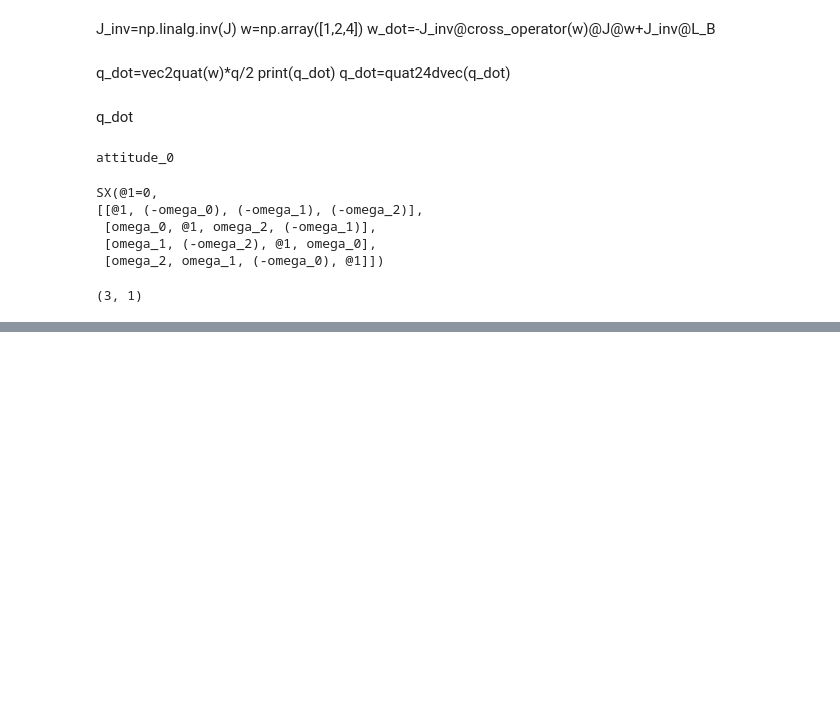
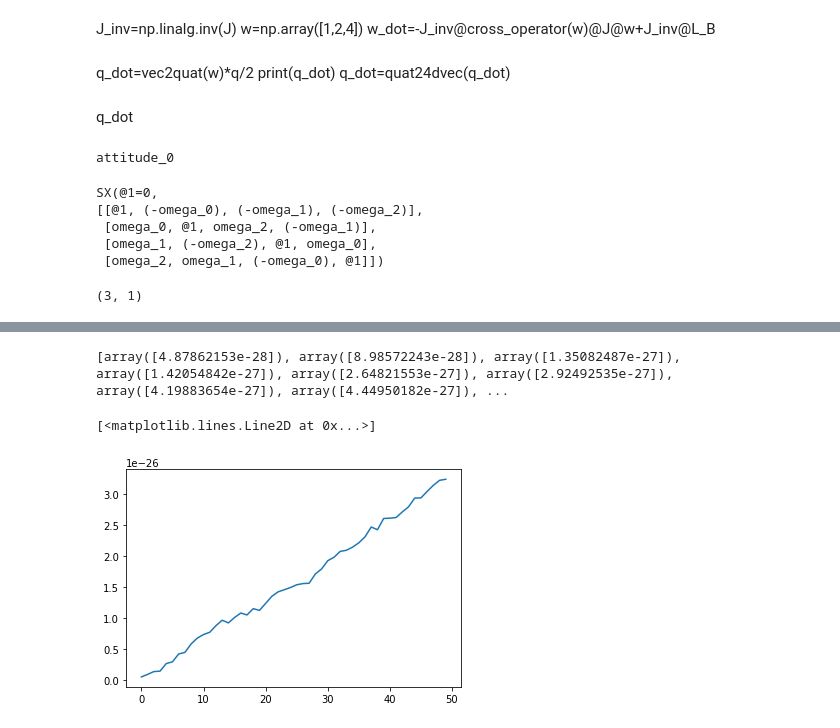
Before and after one commit to SEDS-BPHC/TVCSim, a Jupyter notebook: TVC_do_mpc.ipynb, the cells around one changed output, grey strips where cells are left out. Drawn from its saved outputs; the diff is of its cells as text; code cells hidden in the pictures; blank space fills up the shorter version.

```diff
--- a/TVC_do_mpc.ipynb
+++ b/TVC_do_mpc.ipynb
@@ -159,0 +182,19 @@ model.setup()
+# %%
+params_simulator = {
+    'integration_tool': 'cvodes',
+    'abstol': 1e-10,
+    'reltol': 1e-10,
+    't_step': 0.005
+}
+
+simulator.set_param(**params_simulator)
+simulator.setup()
+# %%
+estimator = do_mpc.estimator.StateFeedback(model)
+# %%
+x0=np.array([0,0,0,0,0,0,10,0,0,0,1,0,0,0]).reshape(-1,1)
+mpc.x0 = x0
+simulator.x0 = x0
+estimator.x0 = x0
+print(x0)
+mpc.set_initial_guess()
@@ -159,0 +216,10 @@ model.setup()
+# %%
+data=[]
+time=[]
+for k in range(50):
+    u0=mpc.make_step(x0)
+    u0=np.array([[0],[0],[1]])
+    y_next = simulator.make_step(u0)
+    x0 = estimator.make_step(y_next)
+    data.append(x0[0])
+    time.append(k)
@@ -159,0 +282,7 @@ model.setup()
+# %%
+print(data)
+plt.plot(time,data)
+# %% [output]
+[array([4.87862153e-28]), array([8.98572243e-28]), array([1.35082487e-27]), array([1.42054842e-27]), array([2.64821553e-27]), array([2.92492535e-27]), array([4.19883654e-27]), array([4.44950182e-27]), ...
+[<matplotlib.lines.Line2D at 0x...>]
+[figure, added]
```
Also changed, not shown: parts of 11 cells of this notebook, 1 other file.
